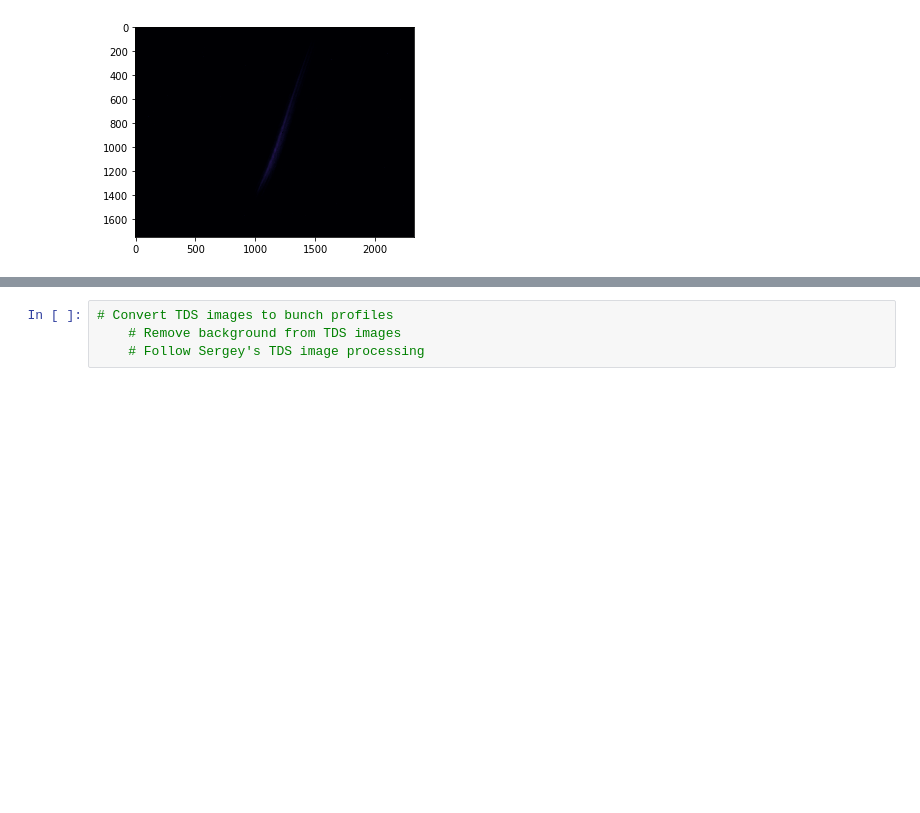
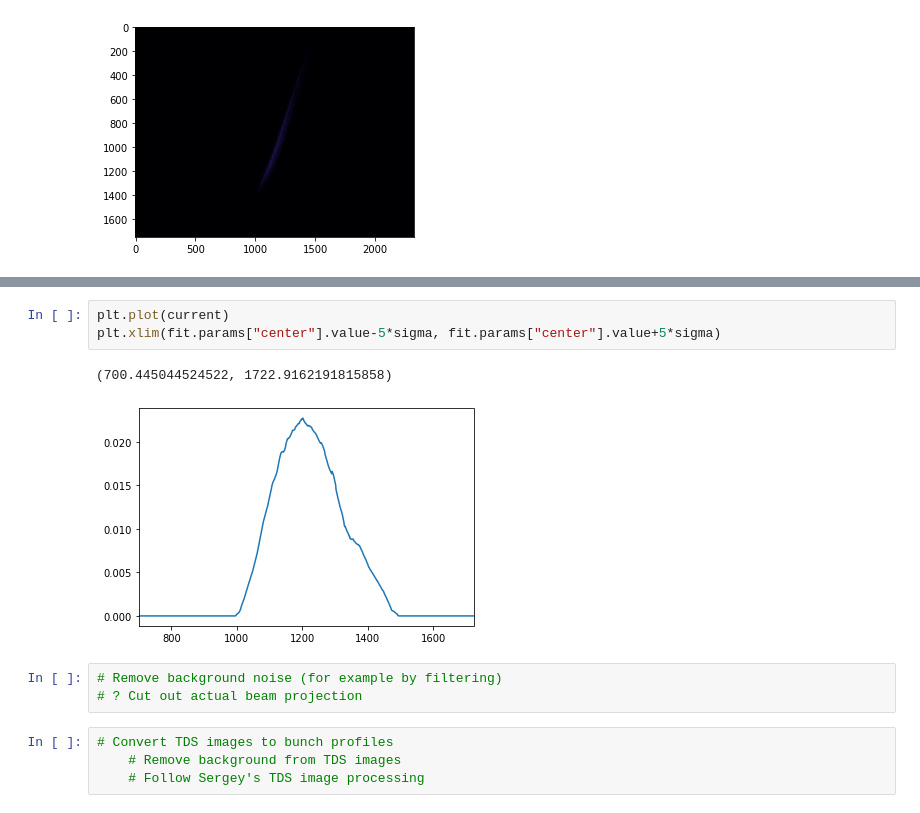
Before and after one commit to jank324/spectral-vd-euxfel, a Jupyter notebook: preprocess.ipynb, the cells around one changed output, grey strips where cells are left out. Drawn from its saved outputs; the diff is of its cells as text; blank space fills up the shorter version.

```diff
--- a/preprocess.ipynb
+++ b/preprocess.ipynb
@@ -23,3 +71,12 @@ plt.show()
+# %%
+plt.plot(current)
+plt.xlim(fit.params["center"].value-5*sigma, fit.params["center"].value+5*sigma)
+# %% [output]
+(700.445044524522, 1722.9162191815858)
+[figure, added]
+# %%
+# Remove background noise (for example by filtering)
+# ? Cut out actual beam projection
 # %%
 # Convert TDS images to bunch profiles
     # Remove background from TDS images
```
Also changed, not shown: parts of 6 cells of this notebook.
